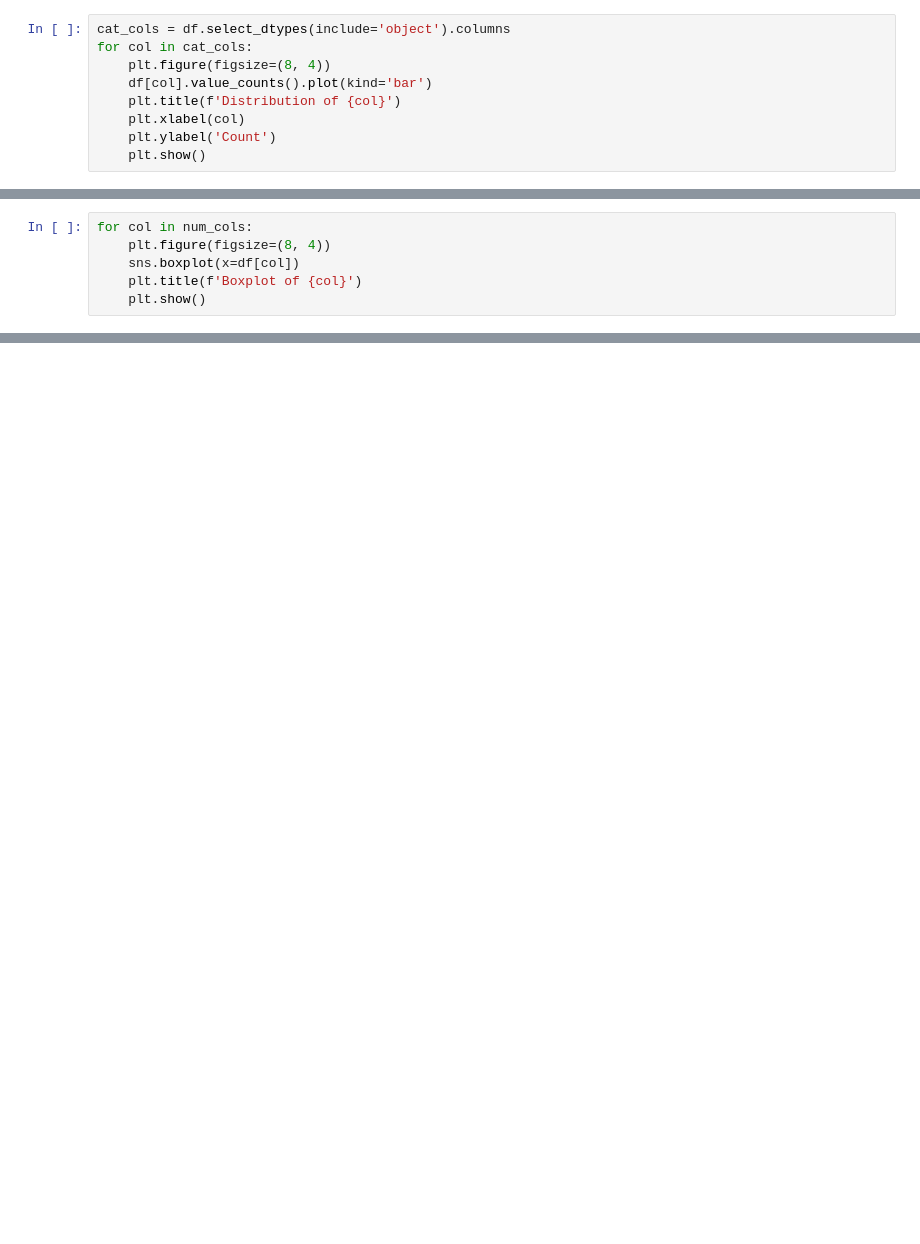
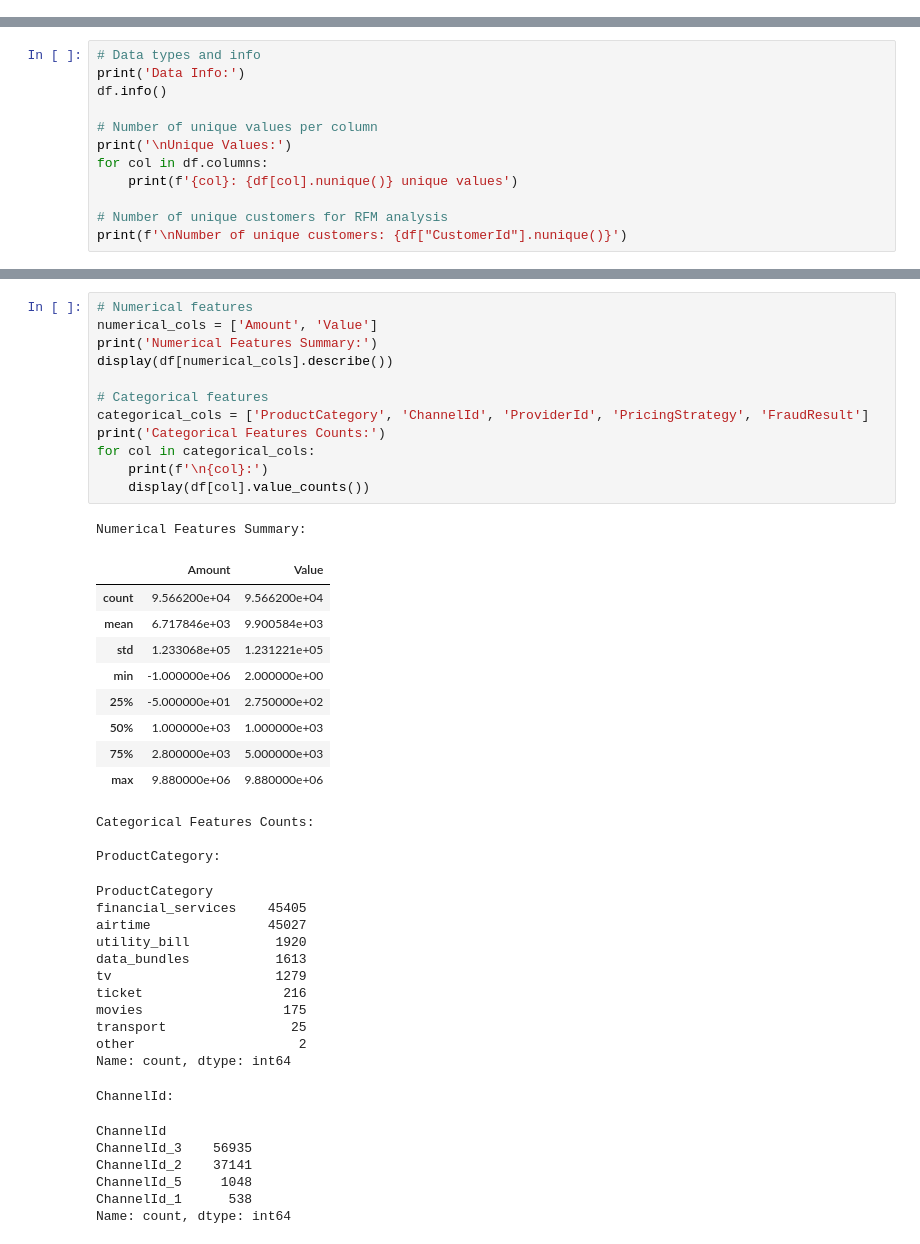
Before and after one commit to ruthina-27/credit-risk-scoring-model, a Jupyter notebook: notebooks/1.0-eda.ipynb, the cells around one changed output, grey strips where cells are left out. Cells and saved outputs as stored; diff of their text form; blank space fills up the shorter version.

```diff
--- a/notebooks/1.0-eda.ipynb
+++ b/notebooks/1.0-eda.ipynb
@@ -39,9 +0,0 @@ Analyze the distribution of categorical features.
-# %%
-cat_cols = df.select_dtypes(include='object').columns
-for col in cat_cols:
-    plt.figure(figsize=(8, 4))
-    df[col].value_counts().plot(kind='bar')
-    plt.title(f'Distribution of {col}')
-    plt.xlabel(col)
-    plt.ylabel('Count')
-    plt.show()
@@ -68,6 +0,0 @@ missing[missing > 0].sort_values(ascending=False)
-# %%
-for col in num_cols:
-    plt.figure(figsize=(8, 4))
-    sns.boxplot(x=df[col])
-    plt.title(f'Boxplot of {col}')
-    plt.show()
@@ -73,0 +81,12 @@ for col in num_cols:
+# %%
+# Data types and info
+print('Data Info:')
+df.info()
+
+# Number of unique values per column
+print('\nUnique Values:')
+for col in df.columns:
+    print(f'{col}: {df[col].nunique()} unique values')
+
+# Number of unique customers for RFM analysis
+print(f'\nNumber of unique customers: {df["CustomerId"].nunique()}')
@@ -73,0 +115,44 @@ for col in num_cols:
+# %%
+# Numerical features
+numerical_cols = ['Amount', 'Value']
+print('Numerical Features Summary:')
+display(df[numerical_cols].describe())
+
+# Categorical features
+categorical_cols = ['ProductCategory', 'ChannelId', 'ProviderId', 'PricingStrategy', 'FraudResult']
+print('Categorical Features Counts:')
+for col in categorical_cols:
+    print(f'\n{col}:')
+    display(df[col].value_counts())
+# %% [output]
+Numerical Features Summary:
+|  | Amount | Value |
+| count | 9.566200e+04 | 9.566200e+04 |
+| mean | 6.717846e+03 | 9.900584e+03 |
+| std | 1.233068e+05 | 1.231221e+05 |
+| min | -1.000000e+06 | 2.000000e+00 |
+| 25% | -5.000000e+01 | 2.750000e+02 |
+| 50% | 1.000000e+03 | 1.000000e+03 |
+| 75% | 2.800000e+03 | 5.000000e+03 |
+| max | 9.880000e+06 | 9.880000e+06 |
+Categorical Features Counts:
+
+ProductCategory:
+ProductCategory
+financial_services    45405
+airtime               45027
+utility_bill           1920
+data_bundles           1613
+tv                     1279
+ticket                  216
+movies                  175
+transport                25
+other                     2
+Name: count, dtype: int64
+ChannelId:
+ChannelId
+ChannelId_3    56935
+ChannelId_2    37141
+ChannelId_5     1048
+ChannelId_1      538
+Name: count, dtype: int64
```
Also changed, not shown: parts of 32 cells of this notebook, 23 other files.
